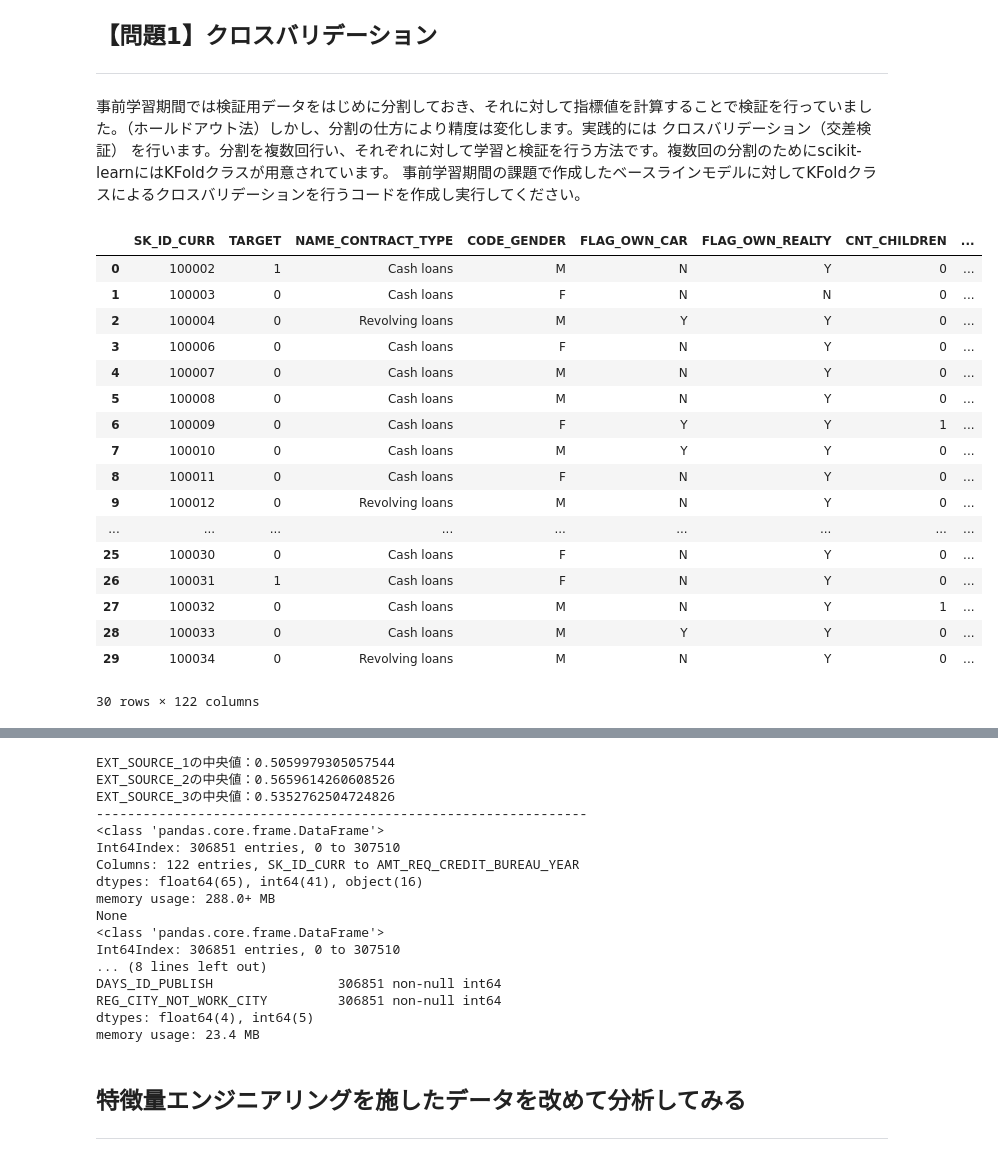
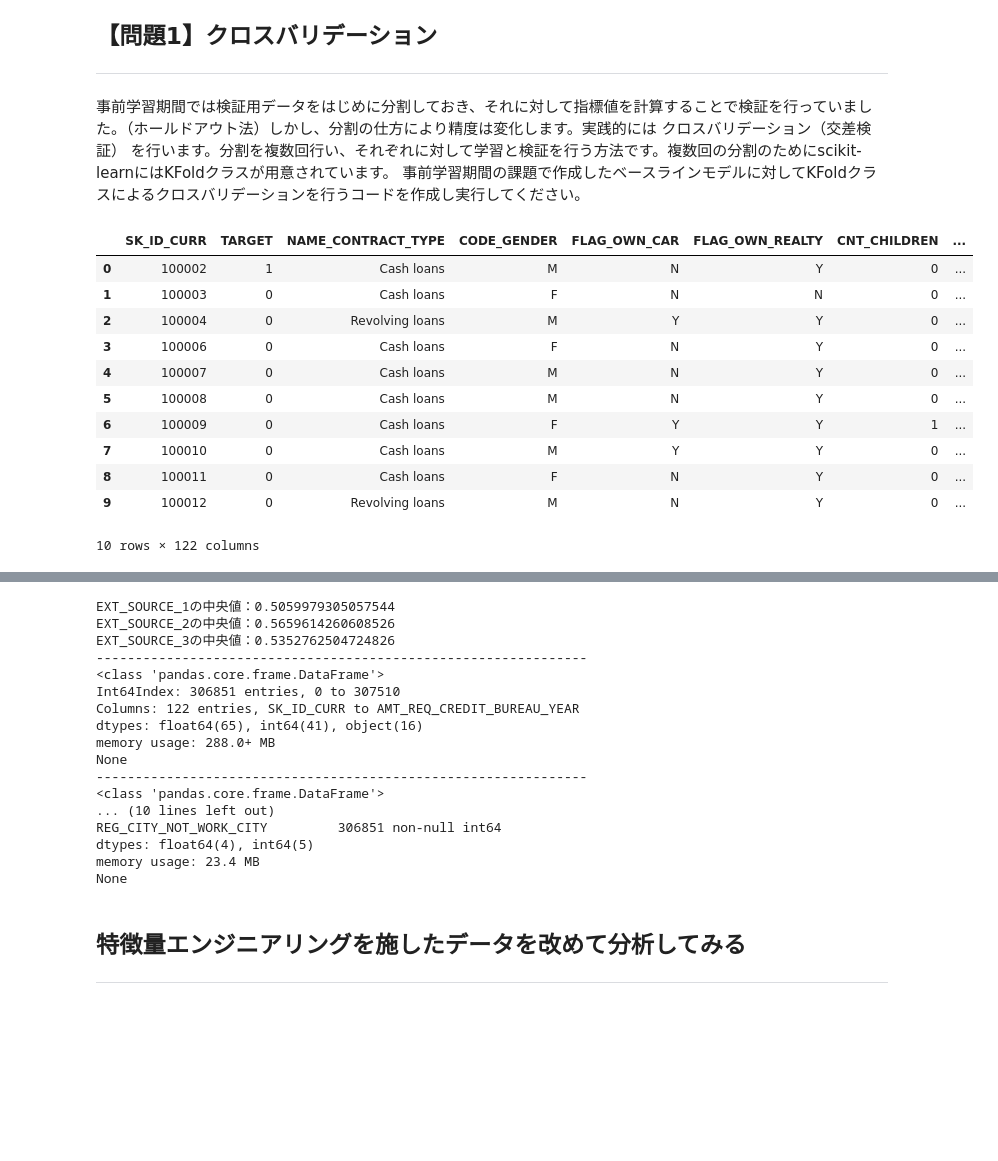
Before and after one commit to ishizucat/diveintocode-ml, a Jupyter notebook: Term1_Sprint01.ipynb, the cells around one changed output, grey strips where cells are left out. Saved outputs shown, nothing was run; the diff lists cells and outputs as text; code cells hidden in the pictures; blank space fills up the shorter version.

```diff
--- a/Term1_Sprint01.ipynb
+++ b/Term1_Sprint01.ipynb
@@ -24,28 +24,22 @@ import pandas as pd
 # %%
 #データセットの読み込み
 pd.set_option('display.max_columns', 100)
 
 df_raw = pd.read_csv("../home-credit-default-risk/application_train.csv")
-df_raw.head(30)
+df_raw.head(10)
 # %% [output]
 |  | SK_ID_CURR | TARGET | NAME_CONTRACT_TYPE | CODE_GENDER | FLAG_OWN_CAR | FLAG_OWN_REALTY | CNT_CHILDREN | ... |
 | 0 | 100002 | 1 | Cash loans | M | N | Y | 0 | ... |
 | 1 | 100003 | 0 | Cash loans | F | N | N | 0 | ... |
 | 2 | 100004 | 0 | Revolving loans | M | Y | Y | 0 | ... |
 | 3 | 100006 | 0 | Cash loans | F | N | Y | 0 | ... |
 | 4 | 100007 | 0 | Cash loans | M | N | Y | 0 | ... |
 | 5 | 100008 | 0 | Cash loans | M | N | Y | 0 | ... |
 | 6 | 100009 | 0 | Cash loans | F | Y | Y | 1 | ... |
 | 7 | 100010 | 0 | Cash loans | M | Y | Y | 0 | ... |
 | 8 | 100011 | 0 | Cash loans | F | N | Y | 0 | ... |
 | 9 | 100012 | 0 | Revolving loans | M | N | Y | 0 | ... |
-| ... | ... | ... | ... | ... | ... | ... | ... | ... |
-| 25 | 100030 | 0 | Cash loans | F | N | Y | 0 | ... |
-| 26 | 100031 | 1 | Cash loans | F | N | Y | 0 | ... |
-| 27 | 100032 | 0 | Cash loans | M | N | Y | 1 | ... |
-| 28 | 100033 | 0 | Cash loans | M | Y | Y | 0 | ... |
-| 29 | 100034 | 0 | Revolving loans | M | N | Y | 0 | ... |
-30 rows × 122 columns
+10 rows × 122 columns
 # %%
 #ターゲットとの相関が高い特徴量を調べる
 df_raw_corr = np.abs(df_raw.corr().iloc[: , 1])
@@ -108,8 +102,8 @@ df = df_fill.loc[: , ["EXT_SOURCE_1","EXT_SOURCE_2","EXT_SOURCE_3",
 #分割
 y = df.loc[: , "TARGET"]
 X = df.iloc[: , :9]
-
-X.info()
+print("---------------------------------------------------------------")
+print(X.info())
 # %% [output]
 EXT_SOURCE_1の中央値：0.5059979305057544
 EXT_SOURCE_2の中央値：0.5659614260608526
@@ -121,13 +115,13 @@ Columns: 122 entries, SK_ID_CURR to AMT_REQ_CREDIT_BUREAU_YEAR
 dtypes: float64(65), int64(41), object(16)
 memory usage: 288.0+ MB
 None
+---------------------------------------------------------------
 <class 'pandas.core.frame.DataFrame'>
-Int64Index: 306851 entries, 0 to 307510
-... (8 lines left out)
-DAYS_ID_PUBLISH                306851 non-null int64
+... (10 lines left out)
 REG_CITY_NOT_WORK_CITY         306851 non-null int64
 dtypes: float64(4), int64(5)
 memory usage: 23.4 MB
+None
 # %% [markdown]
 ## 特徴量エンジニアリングを施したデータを改めて分析してみる
 ---
```
Also changed, not shown: parts of 23 cells of this notebook.
